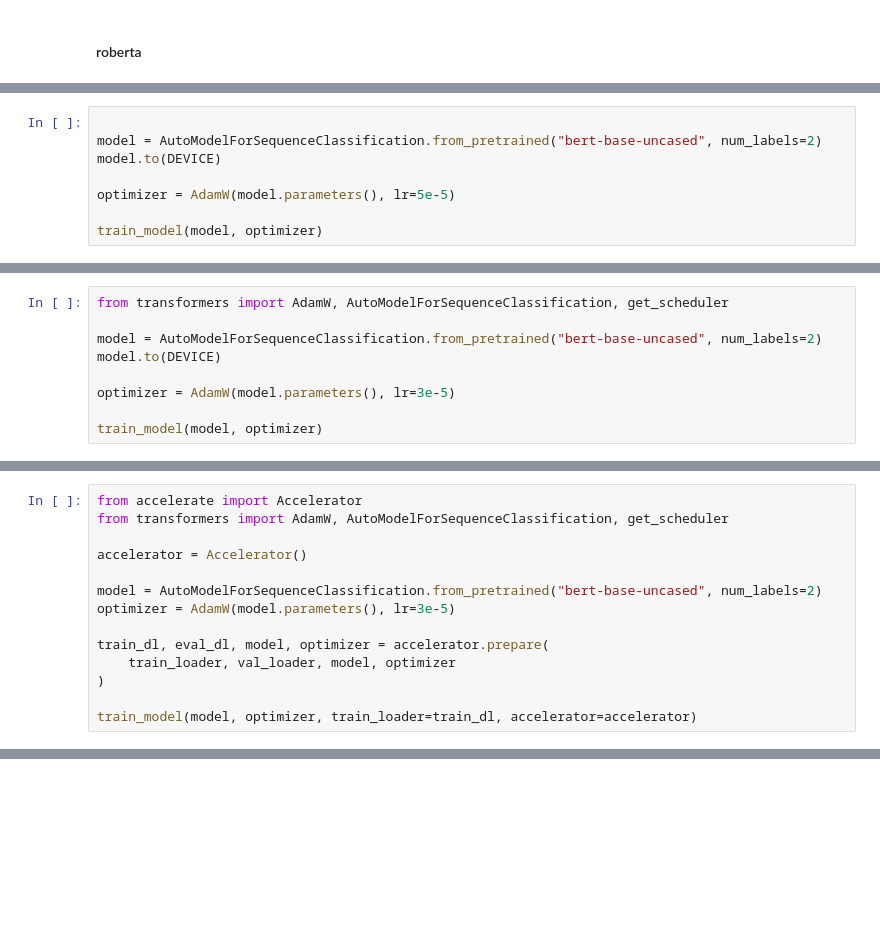
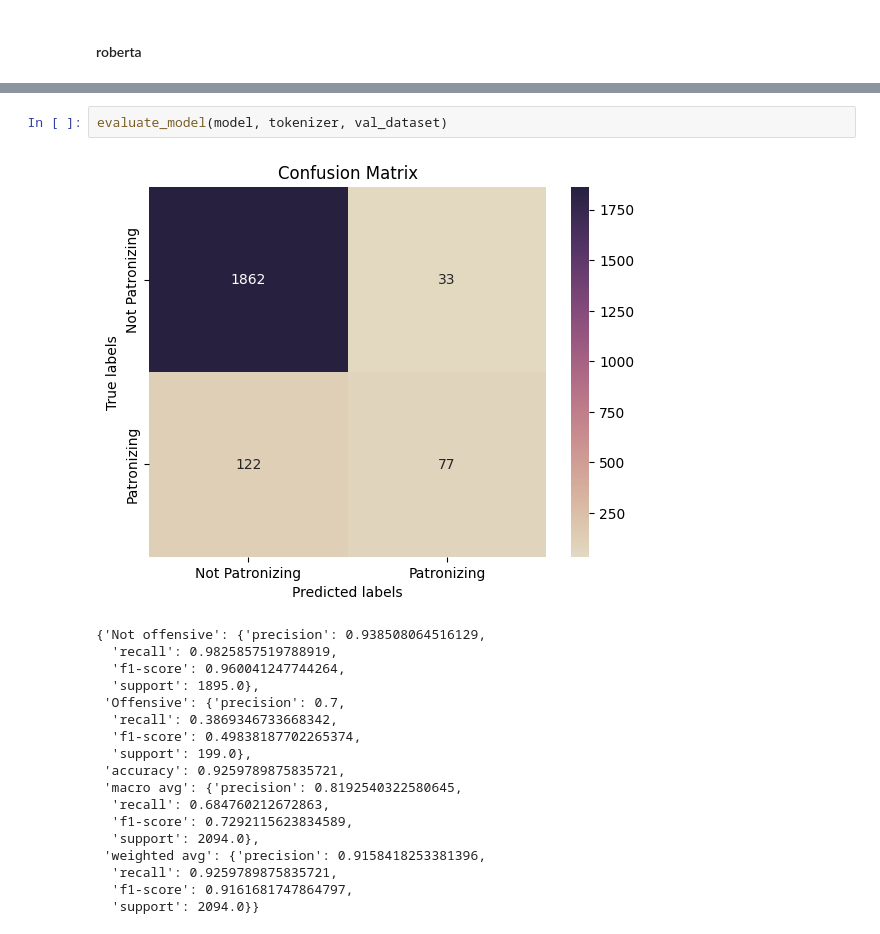
Before and after one commit to avzh1/nlp_bert_classifier, a Jupyter notebook: src/binary-classification.ipynb, the cells around one changed output, grey strips where cells are left out. Drawn from its saved outputs; the diff is of its cells as text; blank space fills up the shorter version.

```diff
--- a/src/binary-classification.ipynb
+++ b/src/binary-classification.ipynb
@@ -592,8 +609,0 @@ performance_metrics(task1_model, val_dataset)
-# %%
-
-model = AutoModelForSequenceClassification.from_pretrained("bert-base-uncased", num_labels=2)
-model.to(DEVICE)
-
-optimizer = AdamW(model.parameters(), lr=5e-5)
-
-train_model(model, optimizer)
@@ -602,9 +609,0 @@ train_model(model, optimizer)
-# %%
-from transformers import AdamW, AutoModelForSequenceClassification, get_scheduler
-
-model = AutoModelForSequenceClassification.from_pretrained("bert-base-uncased", num_labels=2)
-model.to(DEVICE)
-
-optimizer = AdamW(model.parameters(), lr=3e-5)
-
-train_model(model, optimizer)
@@ -615,14 +609,0 @@ performance_metrics(model, val_loader)
-# %%
-from accelerate import Accelerator
-from transformers import AdamW, AutoModelForSequenceClassification, get_scheduler
-
-accelerator = Accelerator()
-
-model = AutoModelForSequenceClassification.from_pretrained("bert-base-uncased", num_labels=2)
-optimizer = AdamW(model.parameters(), lr=3e-5)
-
-train_dl, eval_dl, model, optimizer = accelerator.prepare(
-    train_loader, val_loader, model, optimizer
-)
-
-train_model(model, optimizer, train_loader=train_dl, accelerator=accelerator)
@@ -644,0 +635,21 @@ get_and_save_predictions(train_data['text'], "dev")
+# %%
+evaluate_model(model, tokenizer, val_dataset)
+# %% [output]
+[figure, added]
+{'Not offensive': {'precision': 0.938508064516129,
+  'recall': 0.9825857519788919,
+  'f1-score': 0.960041247744264,
+  'support': 1895.0},
+ 'Offensive': {'precision': 0.7,
+  'recall': 0.3869346733668342,
+  'f1-score': 0.49838187702265374,
+  'support': 199.0},
+ 'accuracy': 0.9259789875835721,
+ 'macro avg': {'precision': 0.8192540322580645,
+  'recall': 0.684760212672863,
+  'f1-score': 0.7292115623834589,
+  'support': 2094.0},
+ 'weighted avg': {'precision': 0.9158418253381396,
+  'recall': 0.9259789875835721,
+  'f1-score': 0.9161681747864797,
+  'support': 2094.0}}
```
Also changed, not shown: parts of 50 cells of this notebook, 1 other file.
